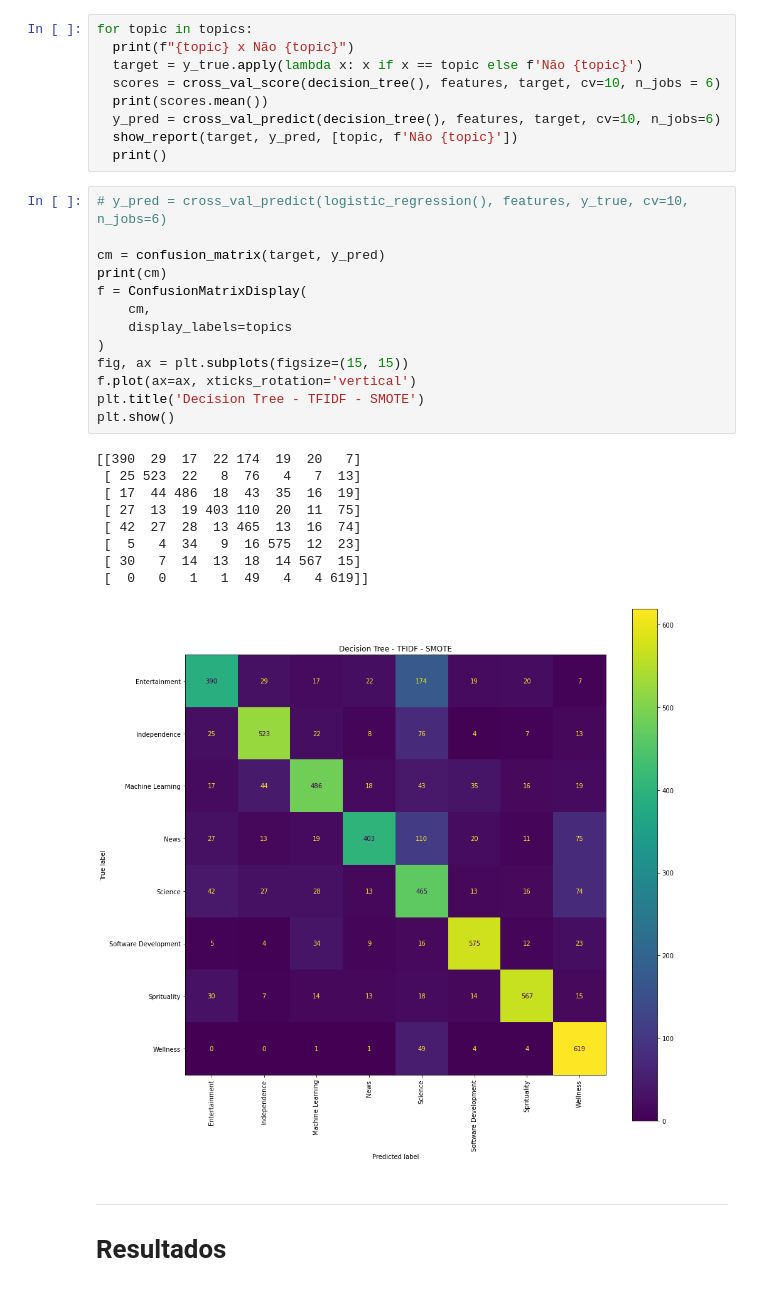
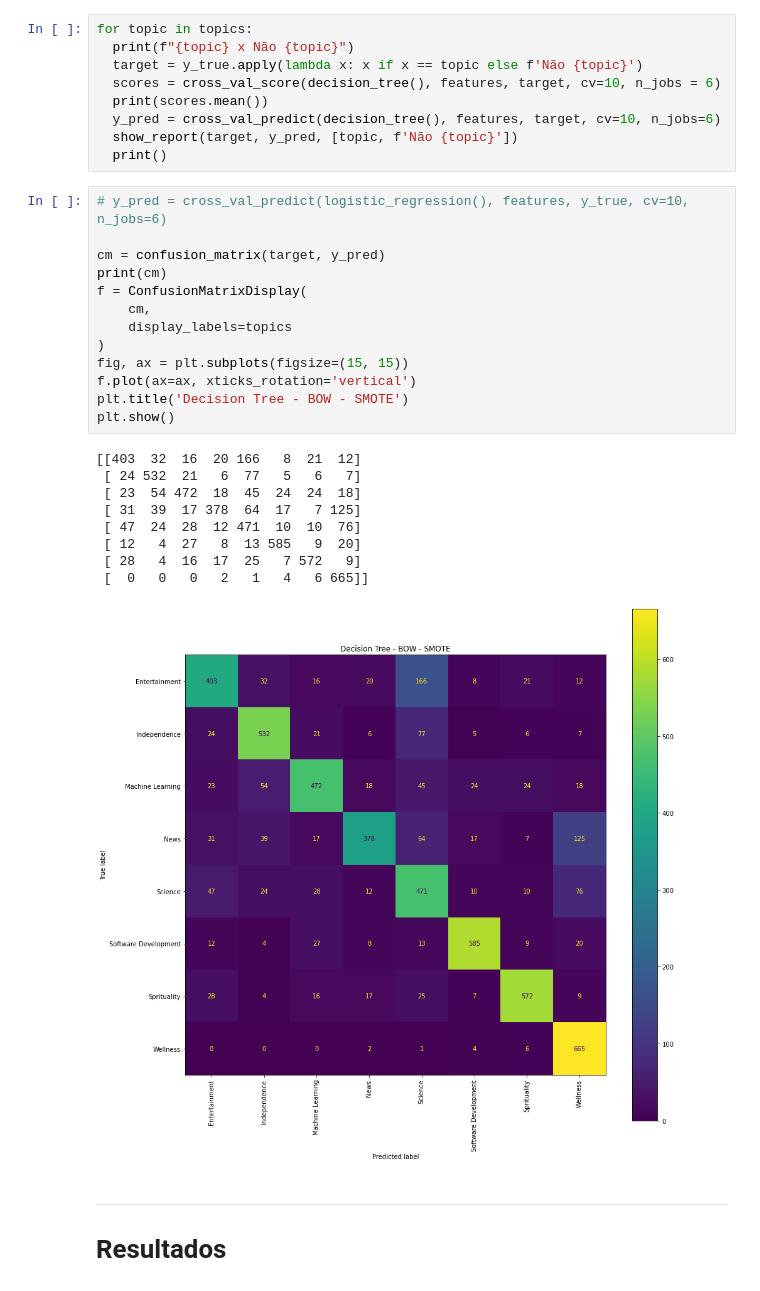
Before and after one commit to PauloUbirajara/News-Classifier, a Jupyter notebook: Atividade_Carlos.ipynb, the cells around one changed output. Saved outputs shown, nothing was run; the diff lists cells and outputs as text.

```diff
--- a/Atividade_Carlos.ipynb
+++ b/Atividade_Carlos.ipynb
@@ -865,26 +865,26 @@ for topic in topics:
 # %%
 # y_pred = cross_val_predict(logistic_regression(), features, y_true, cv=10, n_jobs=6)
 
 cm = confusion_matrix(target, y_pred)
 print(cm)
 f = ConfusionMatrixDisplay(
 	cm,
 	display_labels=topics
 )
 fig, ax = plt.subplots(figsize=(15, 15))
 f.plot(ax=ax, xticks_rotation='vertical')
-plt.title('Decision Tree - TFIDF - SMOTE')
+plt.title('Decision Tree - BOW - SMOTE')
 plt.show()
 # %% [output]
-[[390  29  17  22 174  19  20   7]
- [ 25 523  22   8  76   4   7  13]
- [ 17  44 486  18  43  35  16  19]
- [ 27  13  19 403 110  20  11  75]
- [ 42  27  28  13 465  13  16  74]
- [  5   4  34   9  16 575  12  23]
- [ 30   7  14  13  18  14 567  15]
- [  0   0   1   1  49   4   4 619]]
+[[403  32  16  20 166   8  21  12]
+ [ 24 532  21   6  77   5   6   7]
+ [ 23  54 472  18  45  24  24  18]
+ [ 31  39  17 378  64  17   7 125]
+ [ 47  24  28  12 471  10  10  76]
+ [ 12   4  27   8  13 585   9  20]
+ [ 28   4  16  17  25   7 572   9]
+ [  0   0   0   2   1   4   6 665]]
-[figure, old version]
+[figure, new version]
 # %% [markdown]
 ------
 # Resultados
```
Also changed, not shown: parts of 12 cells of this notebook.
